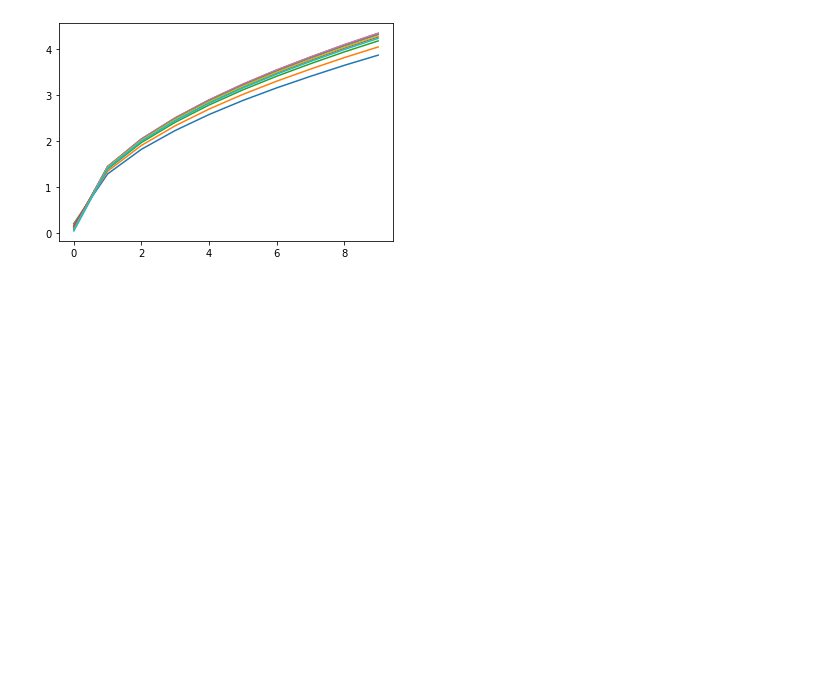
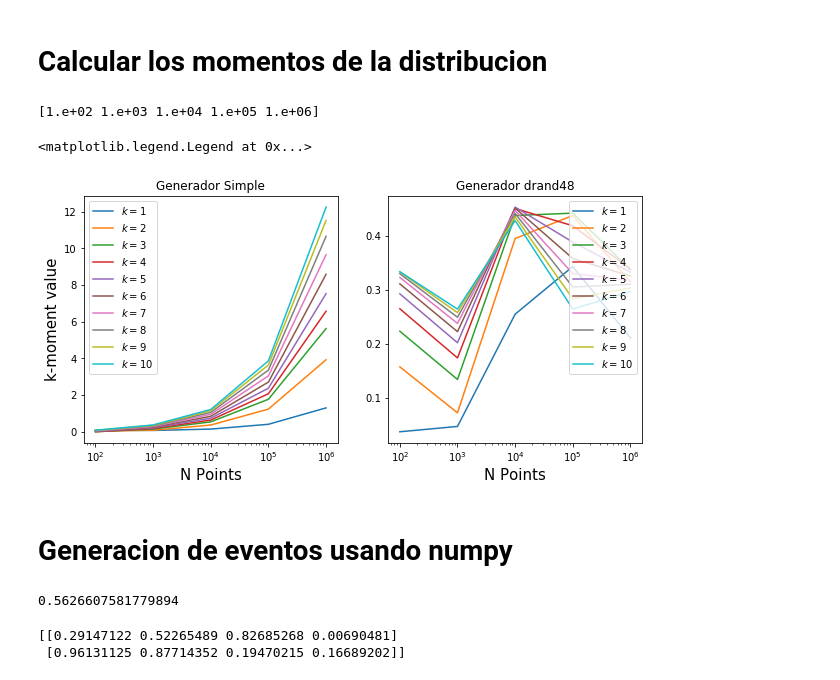
Before and after one commit to danielagda5/MetodosComputacionales202120-1, a Jupyter notebook: Week8/Generadores.ipynb, the cells around one changed output. Cells and saved outputs as stored; diff of their text form; code cells hidden in the pictures; blank space fills up the shorter version.

```diff
--- a/Week8/Generadores.ipynb
+++ b/Week8/Generadores.ipynb
@@ -125,5 +81,69 @@ for k in tqdm(range(10,20)):
-# %%
-for i in range(len(momentos)):
-    plt.plot(momentos[i])
-# %% [output]
-[figure, removed]
+# %% [markdown]
+# Calcular los momentos de la distribucion
+# %%
+rand1 = MyRandom(seed = 16, method='simple')
+rand2 = MyRandom(seed = 96, method='drand48')
+
+
+Points = np.logspace(2,6,5)
+print(Points)
+# %% [output]
+[1.e+02 1.e+03 1.e+04 1.e+05 1.e+06]
+# %%
+NMoments = 10
+
+Moments1 = []
+Moments2 = []
+
+for k in tqdm(range(NMoments)):
+
+    test1 = []
+    test2 = []
+
+    for i in range(len(Points)):
+        test1.append(rand1.TestMethod(int(Points[i]),k+1,16,'simple'))
+        test2.append(rand2.TestMethod(int(Points[i]),k+1,96,'drand48'))
+
+    Moments1.append(test1)
+    Moments2.append(test2)
+# %%
+labelk = []
+for i in range(NMoments):
+    labelk.append(i+1)
+# %%
+fig = plt.figure( figsize=(10,10) )
+
+ax1 = fig.add_subplot(2,2,1)
+ax2 = fig.add_subplot(2,2,2)
+
+for i in range(NMoments):
+    ax1.plot(Points,Moments1[i], label=r'$k=%.0f$' %(labelk[i]))
+    ax2.plot(Points,Moments2[i], label=r'$k=%.0f$' %(labelk[i]))
+
+ax1.set_title('Generador Simple')
+ax1.set_xscale('log')
+ax1.set_xlabel('N Points', fontsize=15)
+ax1.set_ylabel('k-moment value', fontsize=15)
+
+ax2.set_title('Generador drand48')
+ax2.set_xscale('log')
+ax2.set_xlabel('N Points', fontsize=15)
+
+ax1.legend(loc=0)
+ax2.legend(loc=1)
+# %% [output]
+<matplotlib.legend.Legend at 0x...>
+[figure, added]
+# %% [markdown]
+# Generacion de eventos usando numpy
+# %%
+x = np.random.rand()
+print(x)
+# %% [output]
+0.5626607581779894
+# %%
+matrix = np.random.rand(2,4)
+print(matrix)
+# %% [output]
+[[0.29147122 0.52265489 0.82685268 0.00690481]
+ [0.96131125 0.87714352 0.19470215 0.16689202]]
```
Also changed, not shown: parts of 15 cells of this notebook.
